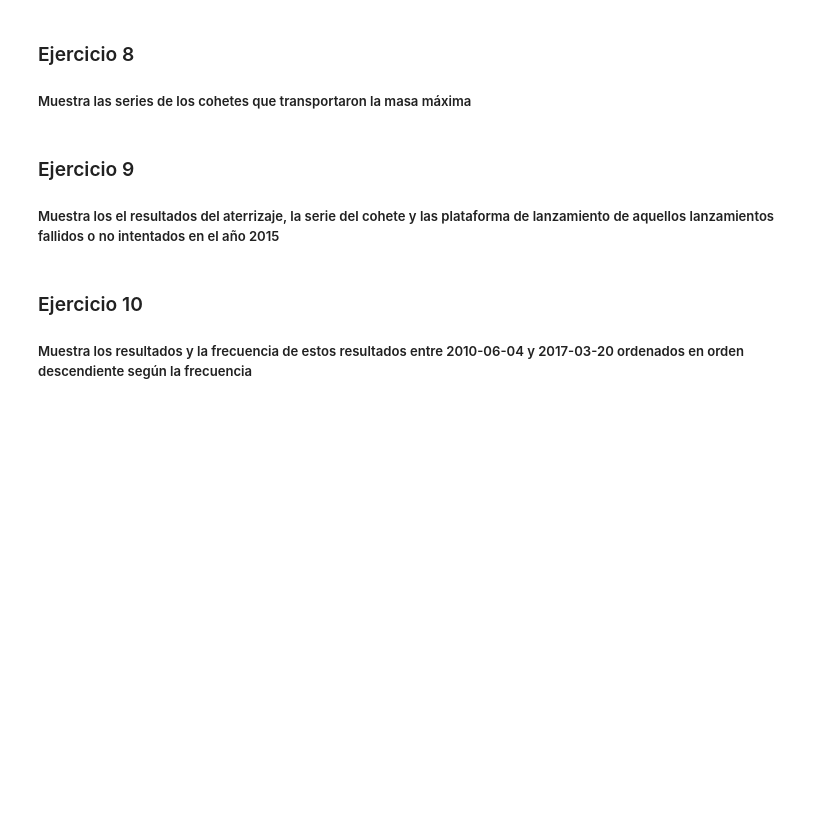
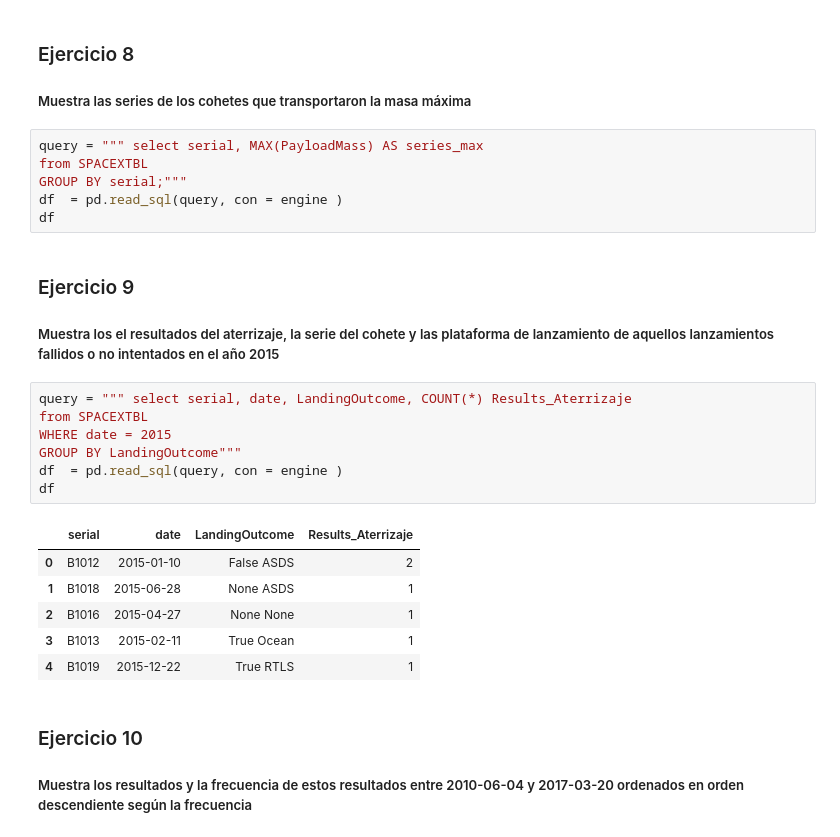
Before and after one commit to nataliarev/Curso-de-Machine-Learning, a Jupyter notebook: M5-Día 4/Copia_de_Copia_de_SpaceX_3_EDA_Using_SQL_Natalia_ipynb.ipynb, the cells around one changed output. Saved outputs shown, nothing was run; the diff lists cells and outputs as text; blank space fills up the shorter version.

```diff
--- a/M5-Día 4/Copia_de_Copia_de_SpaceX_3_EDA_Using_SQL_Natalia_ipynb.ipynb
+++ b/M5-Día 4/Copia_de_Copia_de_SpaceX_3_EDA_Using_SQL_Natalia_ipynb.ipynb
@@ -138,10 +199,30 @@ df
 ### Ejercicio 8
 
 ##### Muestra las series de los cohetes que transportaron la masa máxima
+# %%
+query = """ select serial, MAX(PayloadMass) AS series_max
+from SPACEXTBL
+GROUP BY serial;"""
+df  = pd.read_sql(query, con = engine )
+df
 # %% [markdown]
 ### Ejercicio 9
 
 ##### Muestra los el resultados del aterrizaje, la serie del cohete y las plataforma de lanzamiento de aquellos lanzamientos fallidos o no intentados en el año 2015
+# %%
+query = """ select serial, date, LandingOutcome, COUNT(*) Results_Aterrizaje
+from SPACEXTBL
+WHERE date = 2015
+GROUP BY LandingOutcome"""
+df  = pd.read_sql(query, con = engine )
+df
+# %% [output]
+|  | serial | date | LandingOutcome | Results_Aterrizaje |
+| 0 | B1012 | 2015-01-10 | False ASDS | 2 |
+| 1 | B1018 | 2015-06-28 | None ASDS | 1 |
+| 2 | B1016 | 2015-04-27 | None None | 1 |
+| 3 | B1013 | 2015-02-11 | True Ocean | 1 |
+| 4 | B1019 | 2015-12-22 | True RTLS | 1 |
 # %% [markdown]
 ### Ejercicio 10
 
```
Also changed, not shown: parts of 14 cells of this notebook.
